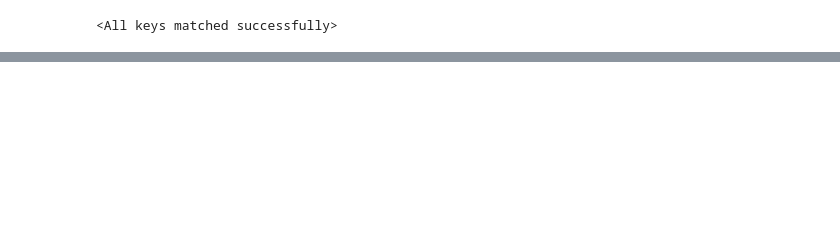
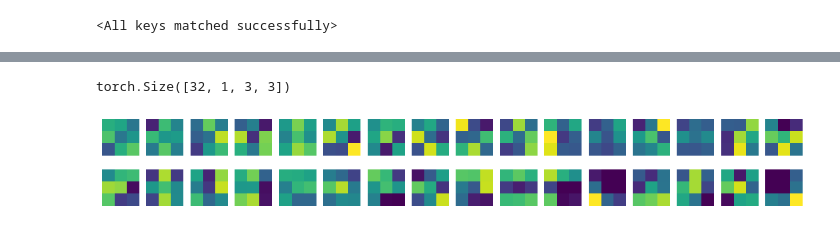
Before and after one commit to myngmyng/hg-mldl2, a Jupyter notebook: 08-3.pytorch.ipynb, the cells around one changed output, grey strips where cells are left out. Cells and saved outputs as stored; diff of their text form; code cells hidden in the pictures; blank space fills up the shorter version.

```diff
--- a/08-3.pytorch.ipynb
+++ b/08-3.pytorch.ipynb
@@ -201,0 +81,3 @@ print(f"테스트 정확도: {accuracy:.4f}")
+# %%
+conv_weights = model.conv1.weight.data
+print(conv_weights.mean(), conv_weights.std())
@@ -201,0 +95,13 @@ print(f"테스트 정확도: {accuracy:.4f}")
+# %%
+conv_weights.shape
+# %% [output]
+torch.Size([32, 1, 3, 3])
+# %%
+fig, axs = plt.subplots(2, 16, figsize=(15,2))
+for i in range(2):
+    for j in range(16):
+        axs[i, j].imshow(conv_weights[i*16 + j,0,:,:], vmin=-0.5, vmax=0.5)
+        axs[i, j].axis('off')
+plt.show()
+# %% [output]
+[figure, added]
```
Also changed, not shown: parts of 32 cells of this notebook.
